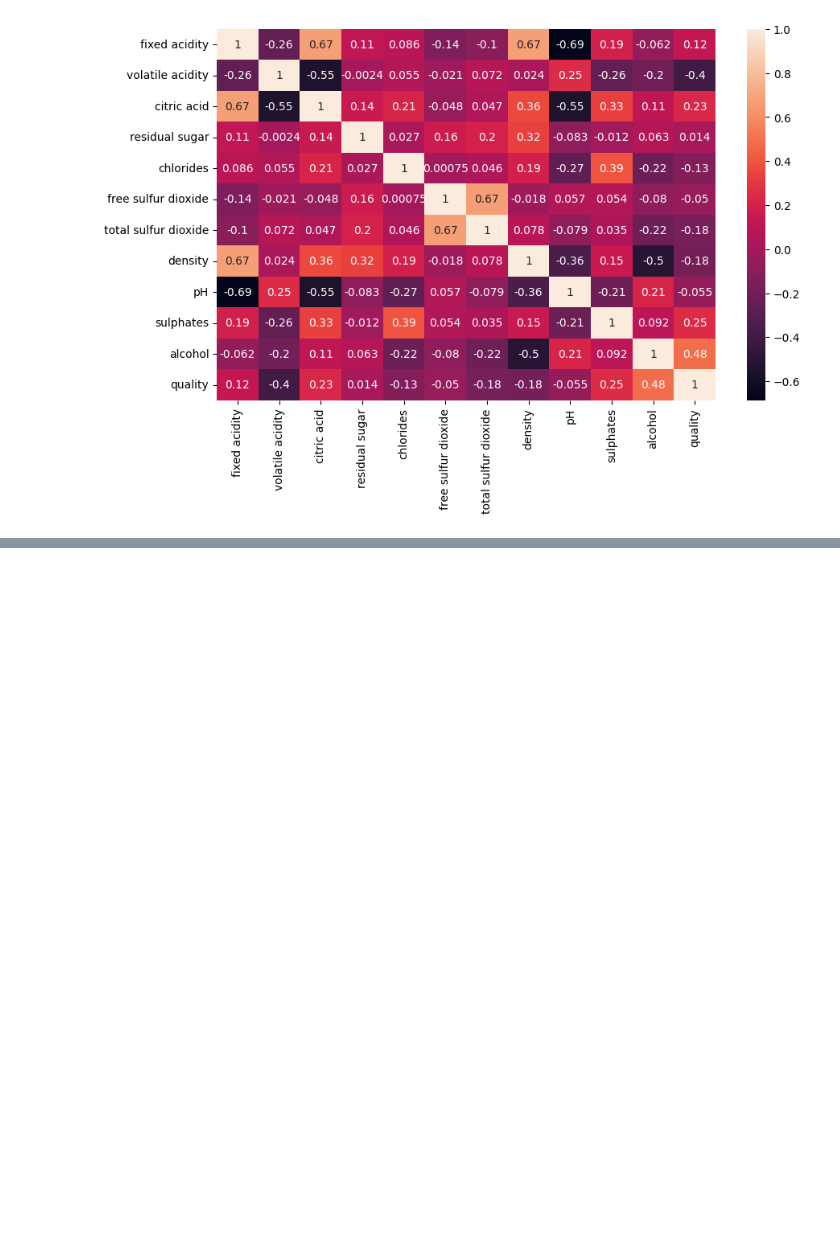
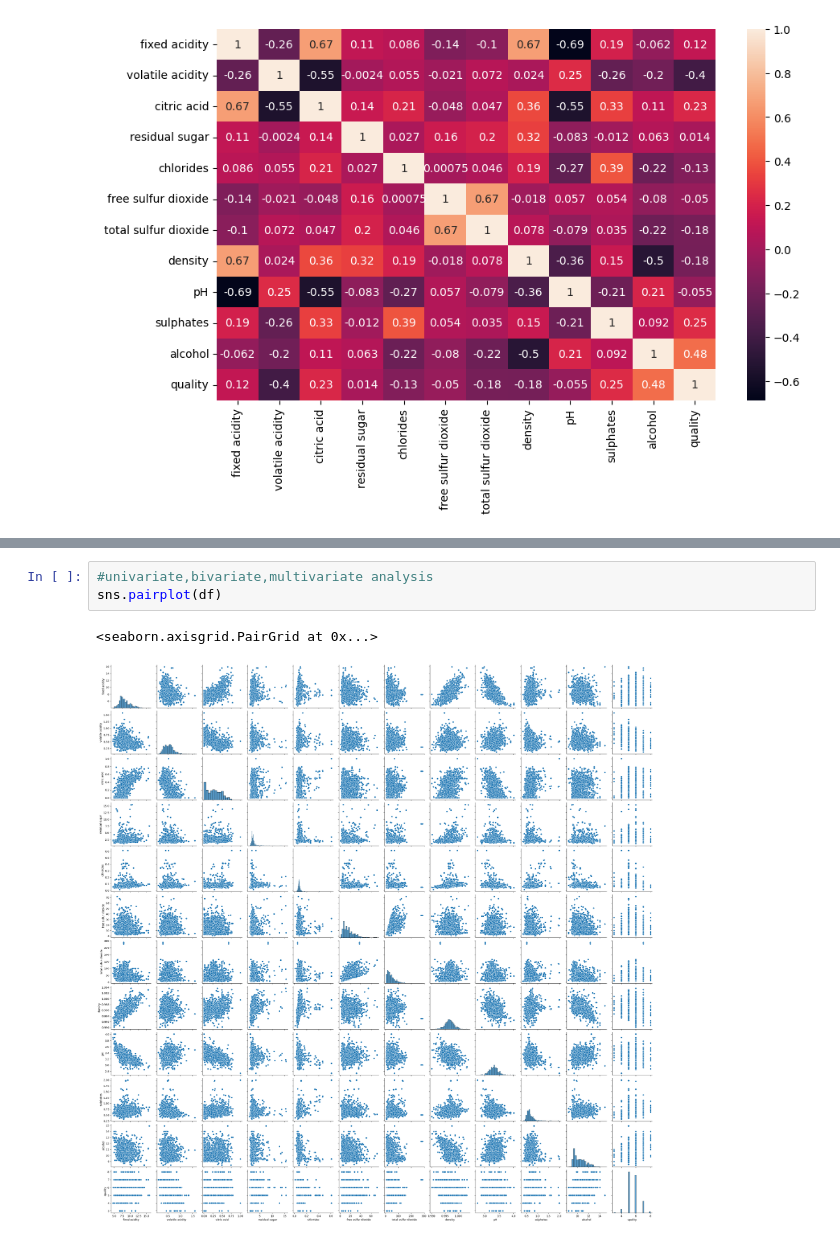
Before and after one commit to PandoraAnalyst/python-eda, a Jupyter notebook: datasets-analysis/red_wine_analysis.ipynb, the cells around one changed output, grey strips where cells are left out. Drawn from its saved outputs; the diff is of its cells as text; blank space fills up the shorter version.

```diff
--- a/datasets-analysis/red_wine_analysis.ipynb
+++ b/datasets-analysis/red_wine_analysis.ipynb
@@ -154,0 +183,6 @@ sns.heatmap(df.corr(),annot=True)
+# %%
+#univariate,bivariate,multivariate analysis
+sns.pairplot(df)
+# %% [output]
+<seaborn.axisgrid.PairGrid at 0x...>
+[figure, added]
```
Also changed, not shown: parts of 7 cells of this notebook.
